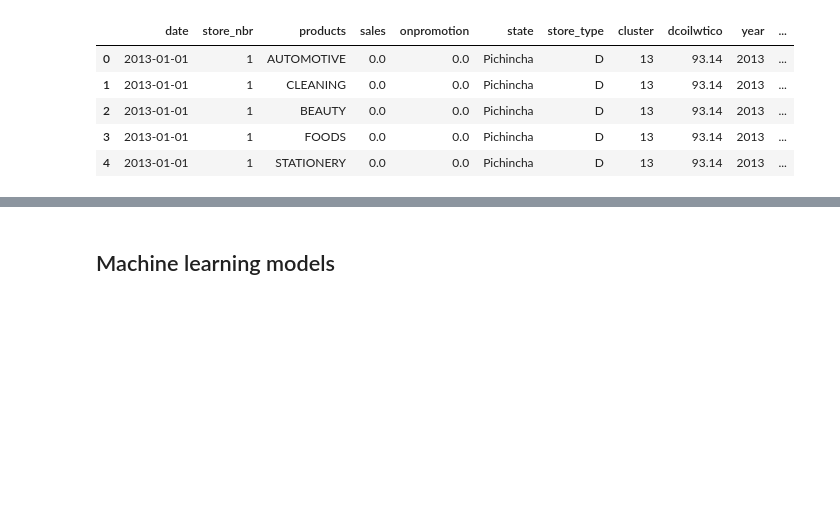
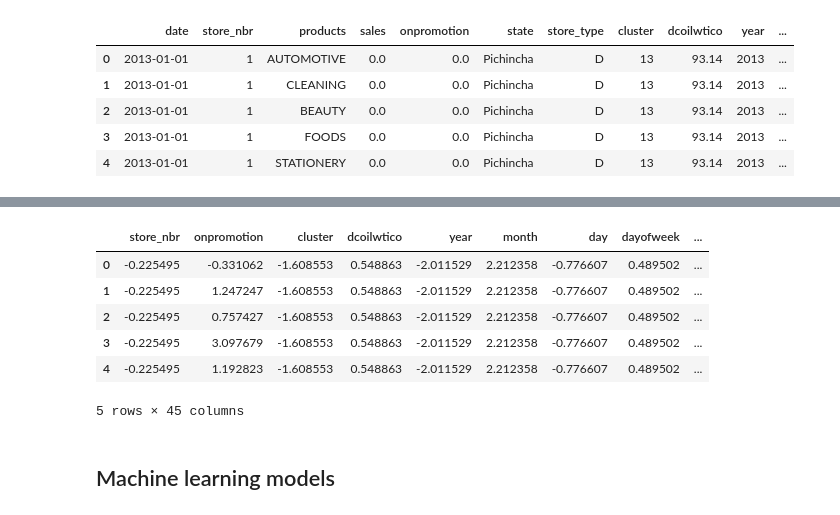
Before and after one commit to Pendopr/Store-sales-prediction-machine-learning, a Jupyter notebook: LP2_Regression-1.ipynb, the cells around one changed output, grey strips where cells are left out. Saved outputs shown, nothing was run; the diff lists cells and outputs as text; code cells hidden in the pictures; blank space fills up the shorter version.

```diff
--- a/LP2_Regression-1.ipynb
+++ b/LP2_Regression-1.ipynb
@@ -855,0 +837,5 @@ X_train.shape
+# %%
+# encoding the xeval categories and converting to a dataframe
+X_eval_cat_encoded = encoder.fit(X_eval_cat_imputed)
+X_eval_cat_encoded = pd.DataFrame(encoder.transform(X_eval_cat_imputed).toarray(),
+                                   columns=encoder.get_feature_names(categorical_columns))
@@ -856,3 +867,13 @@ X_train.shape
+# %%
+X_eval_df.head()
+# %% [output]
+|  | store_nbr | onpromotion | cluster | dcoilwtico | year | month | day | dayofweek | ... |
+| 0 | -0.225495 | -0.331062 | -1.608553 | 0.548863 | -2.011529 | 2.212358 | -0.776607 | 0.489502 | ... |
+| 1 | -0.225495 | 1.247247 | -1.608553 | 0.548863 | -2.011529 | 2.212358 | -0.776607 | 0.489502 | ... |
+| 2 | -0.225495 | 0.757427 | -1.608553 | 0.548863 | -2.011529 | 2.212358 | -0.776607 | 0.489502 | ... |
+| 3 | -0.225495 | 3.097679 | -1.608553 | 0.548863 | -2.011529 | 2.212358 | -0.776607 | 0.489502 | ... |
+| 4 | -0.225495 | 1.192823 | -1.608553 | 0.548863 | -2.011529 | 2.212358 | -0.776607 | 0.489502 | ... |
+5 rows × 45 columns
 # %% [markdown]
 ## Machine learning models
 # %% [markdown]
```
Also changed, not shown: parts of 84 cells of this notebook.
